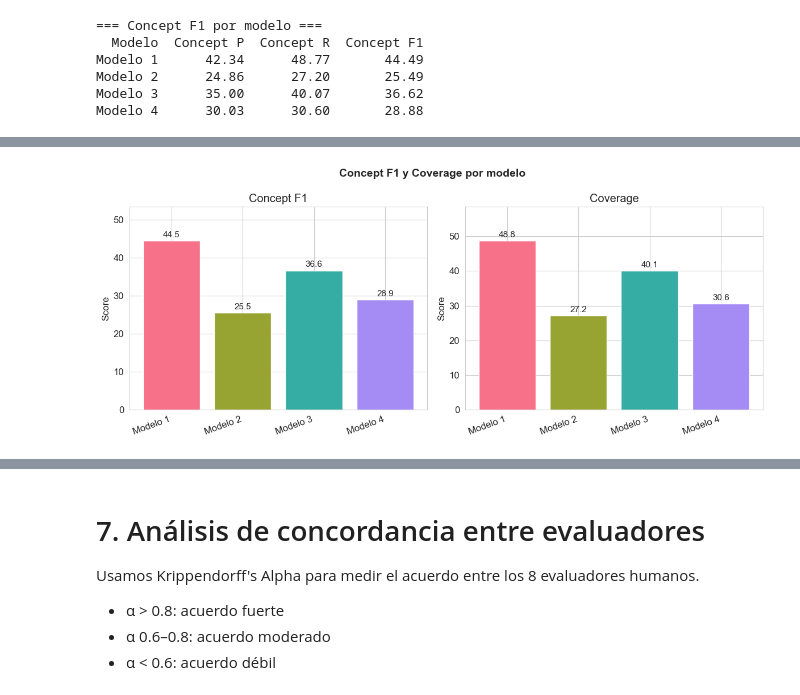
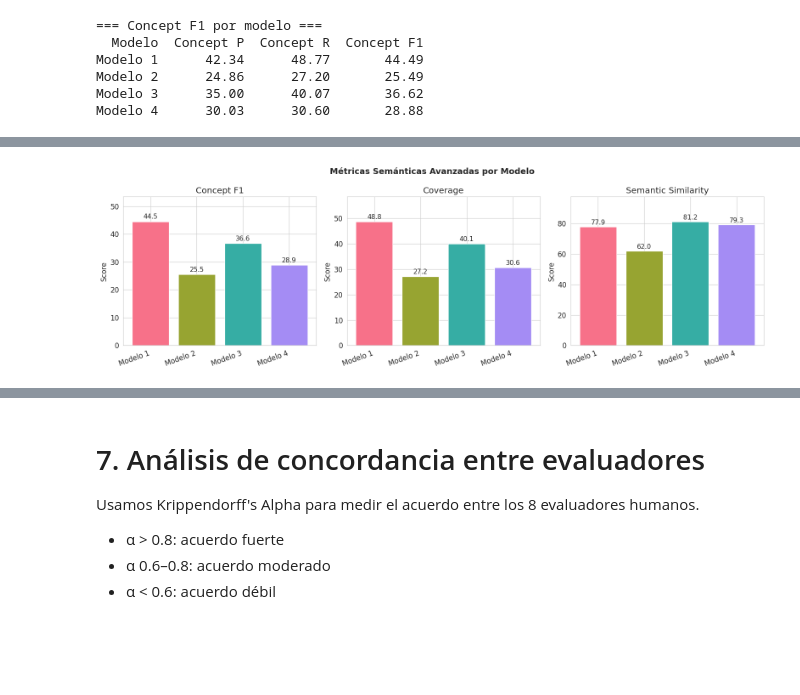
Before and after one commit to BrauSal2103/DataSoftInteligente, a Jupyter notebook: pictogramas_eval.ipynb, the cells around one changed output, grey strips where cells are left out. Saved outputs shown, nothing was run; the diff lists cells and outputs as text; code cells hidden in the pictures; blank space fills up the shorter version.

Commit message:
metrica  similitud semantica

```diff
--- a/pictogramas_eval.ipynb
+++ b/pictogramas_eval.ipynb
@@ -636,40 +723,40 @@ Modelo 4 30.14   41.88      30.03      30.60       28.88     30.60
 # %%
-# ── Visualización: Concept F1 y Coverage ─────────────────────────
-fig, axes = plt.subplots(1, 2, figsize=(12, 5))
-metric_cols = ["Concept F1", "Coverage"]
+# ── Visualización: Concept F1, Coverage y Semantic Similarity ─────────────────────────
+fig, axes = plt.subplots(1, 3, figsize=(16, 5))
+metric_cols = ["Concept F1", "Coverage", "Semantic Similarity"]
 colors = sns.color_palette("husl", 4)
 
 for i, col in enumerate(metric_cols):
     ax = axes[i]
 
     bars = ax.bar(
         df_all_metrics["Modelo"],
         df_all_metrics[col],
         color=colors,
         edgecolor="white",
     )
 
     ax.set_title(col)
     ax.set_ylabel("Score")
     ax.set_ylim(0, max(df_all_metrics[col]) * 1.2)
 
     # Etiquetas encima de las barras
     for bar in bars:
         ax.text(
             bar.get_x() + bar.get_width() / 2,
             bar.get_height() + 0.5,
             f"{bar.get_height():.1f}",
             ha="center", va="bottom", fontsize=11
         )
 
     plt.setp(ax.get_xticklabels(), rotation=20, ha="right")
 
-plt.suptitle("Concept F1 y Coverage por modelo", fontsize=14, fontweight="bold")
+plt.suptitle("Métricas Semánticas Avanzadas por Modelo", fontsize=14, fontweight="bold")
 plt.tight_layout()
-plt.savefig("metricas_concept_coverage.png", dpi=150, bbox_inches="tight")
+plt.savefig("metricas_semanticas_avanzadas.png", dpi=150, bbox_inches="tight")
 plt.show()
 # %% [output]
-[figure, old version]
+[figure, new version]
 # %%
 # ── Grouped Bar Chart — reemplaza el heatmap ───────────────
 # Grouped Bar Chart → cada métrica tiene su propio grupo de
```
Also changed, not shown: parts of 24 cells of this notebook, 7 other files.
